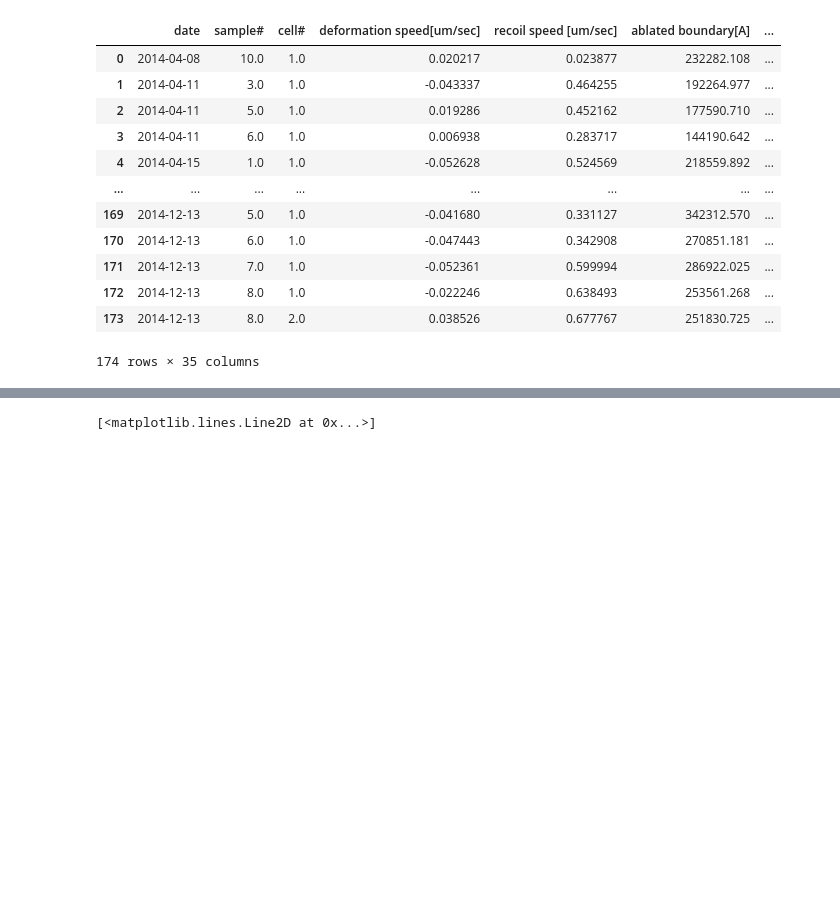
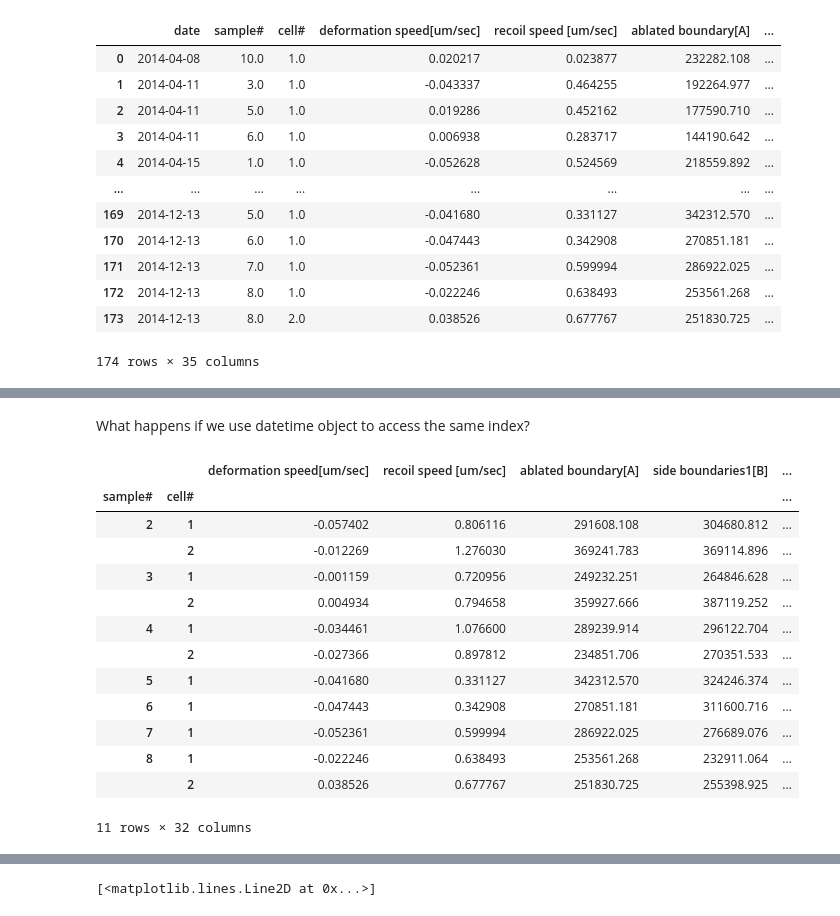
Before and after one commit to mshagirov/python_tylab, a Jupyter notebook: nbs/session_3.ipynb, the cells around one changed output, grey strips where cells are left out. Drawn from its saved outputs; the diff is of its cells as text; code cells hidden in the pictures; blank space fills up the shorter version.

```diff
--- a/nbs/session_3.ipynb
+++ b/nbs/session_3.ipynb
@@ -352,0 +394,20 @@ df2.reindex(index=mids)
+# %% [markdown]
+What happens if we use datetime object to access the same index?
+# %%
+# using datetime returns all columns except the "date"
+df2.loc[pd.to_datetime('2014-12-13')]
+# %% [output]
+|  |  | deformation speed[um/sec] | recoil speed [um/sec] | ablated boundary[A] | side boundaries1[B] | ... |
+| sample# | cell# |  |  |  |  | ... |
+| 2 | 1 | -0.057402 | 0.806116 | 291608.108 | 304680.812 | ... |
+|  | 2 | -0.012269 | 1.276030 | 369241.783 | 369114.896 | ... |
+| 3 | 1 | -0.001159 | 0.720956 | 249232.251 | 264846.628 | ... |
+|  | 2 | 0.004934 | 0.794658 | 359927.666 | 387119.252 | ... |
+| 4 | 1 | -0.034461 | 1.076600 | 289239.914 | 296122.704 | ... |
+|  | 2 | -0.027366 | 0.897812 | 234851.706 | 270351.533 | ... |
+| 5 | 1 | -0.041680 | 0.331127 | 342312.570 | 324246.374 | ... |
+| 6 | 1 | -0.047443 | 0.342908 | 270851.181 | 311600.716 | ... |
+| 7 | 1 | -0.052361 | 0.599994 | 286922.025 | 276689.076 | ... |
+| 8 | 1 | -0.022246 | 0.638493 | 253561.268 | 232911.064 | ... |
+|  | 2 | 0.038526 | 0.677767 | 251830.725 | 255398.925 | ... |
+11 rows × 32 columns
```
Also changed, not shown: parts of 37 cells of this notebook.
